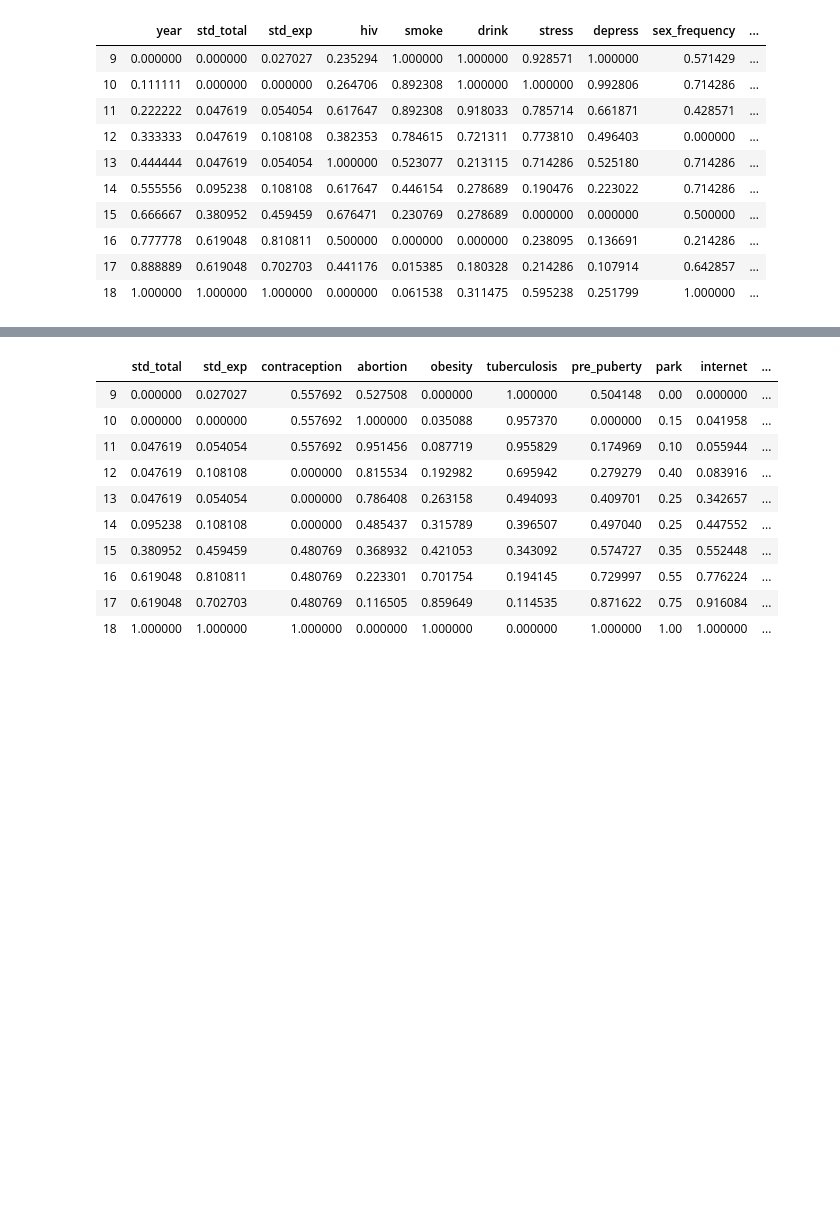
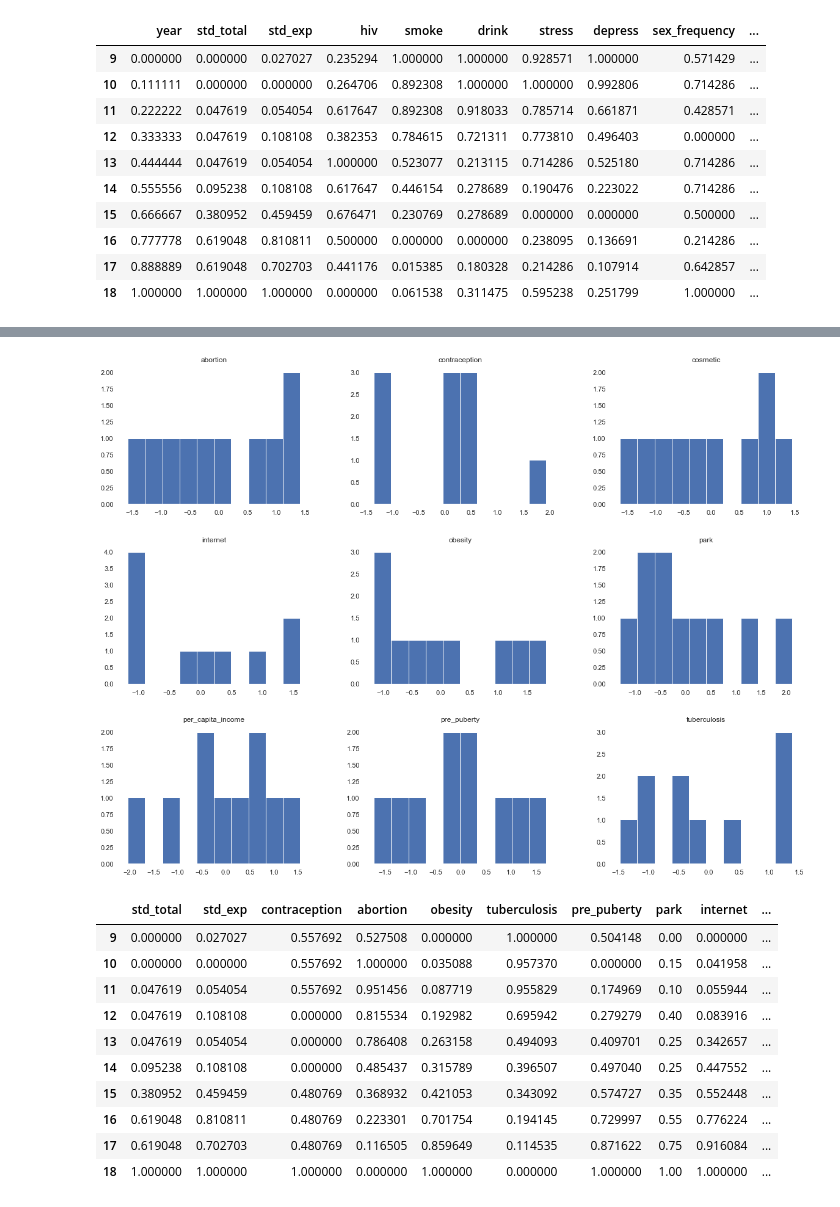
Before and after one commit to ParkJuEun95412/STD_Cause_Analysis, a Jupyter notebook: 200120_python_project1_강영훈.ipynb, the cells around one changed output, grey strips where cells are left out. Saved outputs shown, nothing was run; the diff lists cells and outputs as text; code cells hidden in the pictures; blank space fills up the shorter version.

```diff
--- a/200120_python_project1_강영훈.ipynb
+++ b/200120_python_project1_강영훈.ipynb
@@ -368,14 +372,10 @@ plt.show()
 # %%
-# standardScaler
+# standardScaler from 윤지혜님
 from sklearn.preprocessing import StandardScaler
 scaler = StandardScaler()
 scaler.fit(output)
 x_scaled = scaler.fit_transform(X)
-df = pd.DataFrame(x_scaled, columns = X.colu
-
-
-
-                  mns)
+df = pd.DataFrame(x_scaled, columns = X.columns)
 df.hist( figsize = (20 , 15))
 plt.show()
 # %% [output]
@@ -383,3 +382,4 @@ SyntaxError: invalid syntax (<ipython-input-283-42080146cae1>, line 10)
+[figure, added]
 # %%
 output_ext = output[['std_total','std_exp', 'contraception', 'abortion','obesity','tuberculosis','pre_puberty',
                       'park','internet','per_capita_income','cosmetic']]
```
Also changed, not shown: parts of 30 cells of this notebook, 1 other file.
